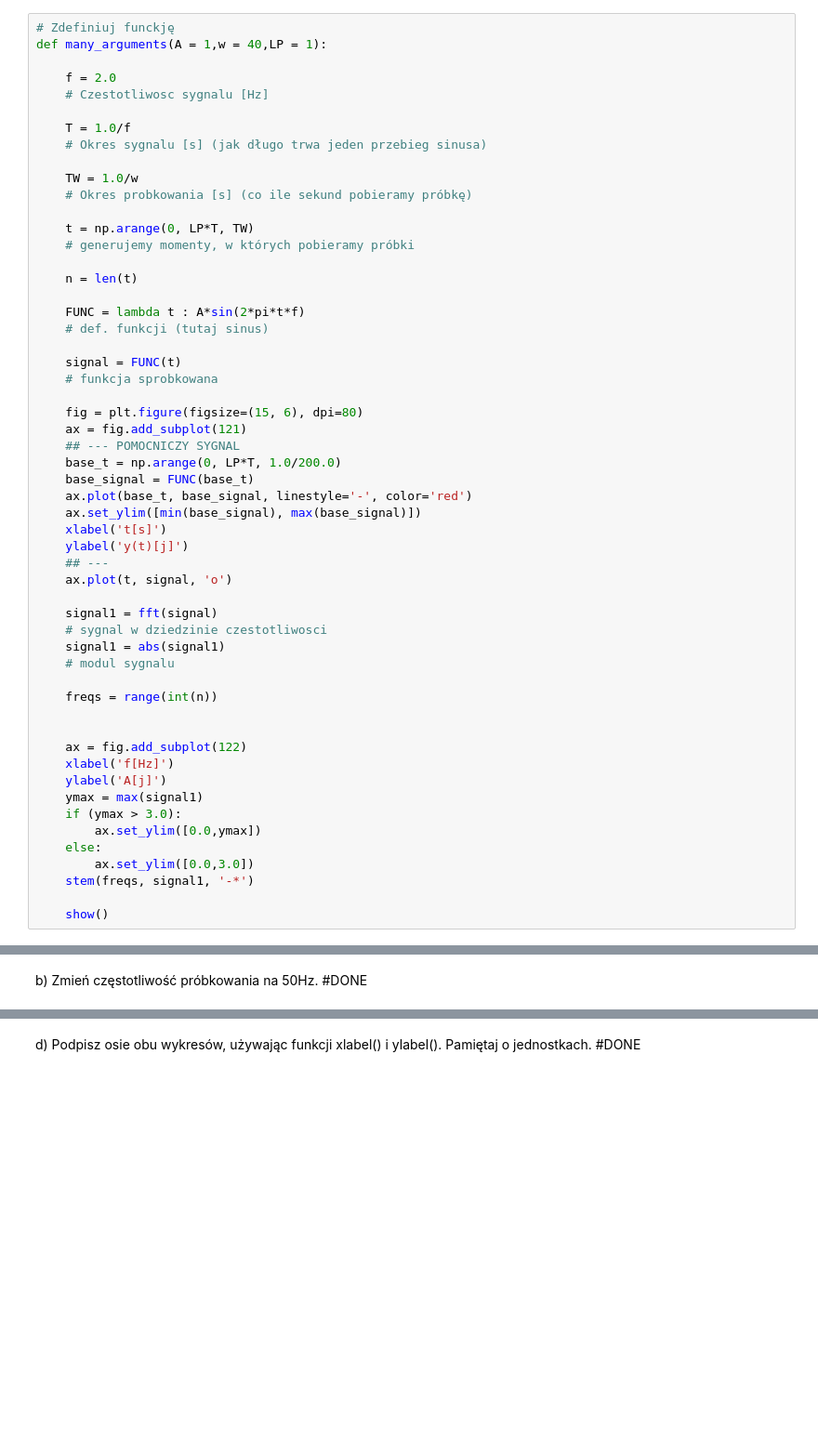
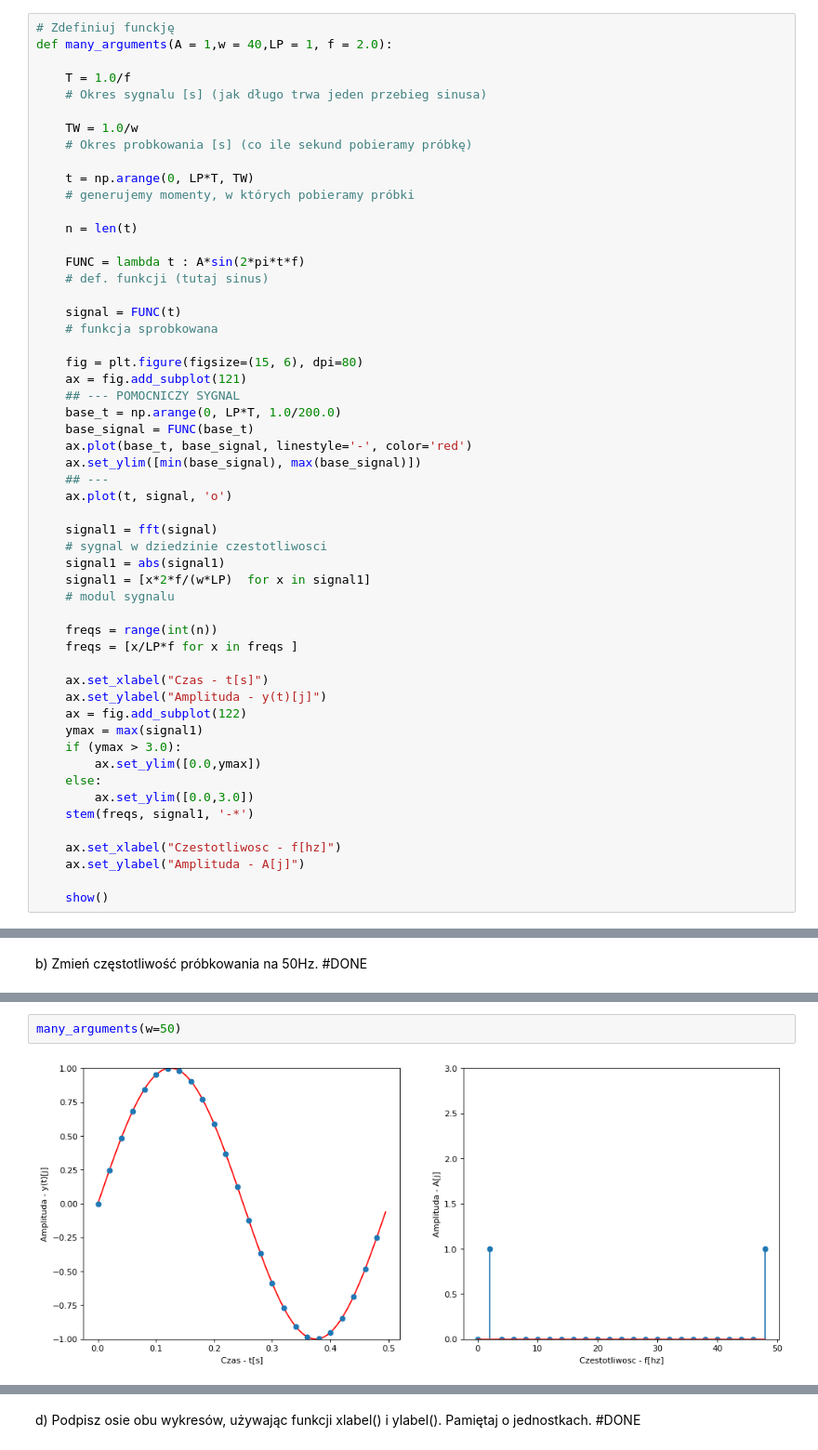
Before and after one commit to feliksczart/kck, a Jupyter notebook: Sygnaly1/Sygnaly-Lab1-clear.ipynb, the cells around one changed output, grey strips where cells are left out. Shown at 93% size. Drawn from its saved outputs; the diff is of its cells as text; blank space fills up the shorter version.

```diff
--- a/Sygnaly1/Sygnaly-Lab1-clear.ipynb
+++ b/Sygnaly1/Sygnaly-Lab1-clear.ipynb
@@ -74,10 +74,7 @@ show()
 UWAGA: do dalszych ćwiczeń warto powyższy skrypt przekształcić na funkcję o wielu argumentach, typu: amplituda, częstotliwość próbkowania, liczba przebiegów. Oczywiście dla wygody, należy nadać wartości domyślne argumentom funkcji. #DONE
 # %%
 # Zdefiniuj funckję
-def many_arguments(A = 1,w = 40,LP = 1):
-
-    f = 2.0
-    # Czestotliwosc sygnalu [Hz]
+def many_arguments(A = 1,w = 40,LP = 1, f = 2.0):
 
     T = 1.0/f
     # Okres sygnalu [s] (jak długo trwa jeden przebieg sinusa)
@@ -103,22 +100,21 @@ def many_arguments(A = 1,w = 40,LP = 1):
     base_signal = FUNC(base_t)
     ax.plot(base_t, base_signal, linestyle='-', color='red')
     ax.set_ylim([min(base_signal), max(base_signal)])
-    xlabel('t[s]')
-    ylabel('y(t)[j]')
     ## ---
     ax.plot(t, signal, 'o')
 
     signal1 = fft(signal)
     # sygnal w dziedzinie czestotliwosci
     signal1 = abs(signal1)
+    signal1 = [x*2*f/(w*LP)  for x in signal1]
     # modul sygnalu
 
     freqs = range(int(n))
+    freqs = [x/LP*f for x in freqs ]
 
-
+    ax.set_xlabel("Czas - t[s]")
+    ax.set_ylabel("Amplituda - y(t)[j]")
     ax = fig.add_subplot(122)
-    xlabel('f[Hz]')
-    ylabel('A[j]')
     ymax = max(signal1)
     if (ymax > 3.0):
         ax.set_ylim([0.0,ymax])
@@ -126,6 +122,9 @@ def many_arguments(A = 1,w = 40,LP = 1):
         ax.set_ylim([0.0,3.0])
     stem(freqs, signal1, '-*')
 
+    ax.set_xlabel("Czestotliwosc - f[hz]")
+    ax.set_ylabel("Amplituda - A[j]")
+
     show()
 # %% [markdown]
 UWAGA DLA CHĘTNYCH: można wykorzystać 'interact', dzięki któremu można zmieniac parametry danej funkcji i na bieżąco obserwować zmiany. Poniższy kod przedstawia sposób wykorzystania interact: #DONE
@@ -145 +138,5 @@ interactive(children=(FloatSlider(value=1.0, description='A', max=2.5, min=0.5),
+# %%
+many_arguments(w=50)
+# %% [output]
+[figure, added]
 # %% [markdown]
```
Also changed, not shown: parts of 36 cells of this notebook.
